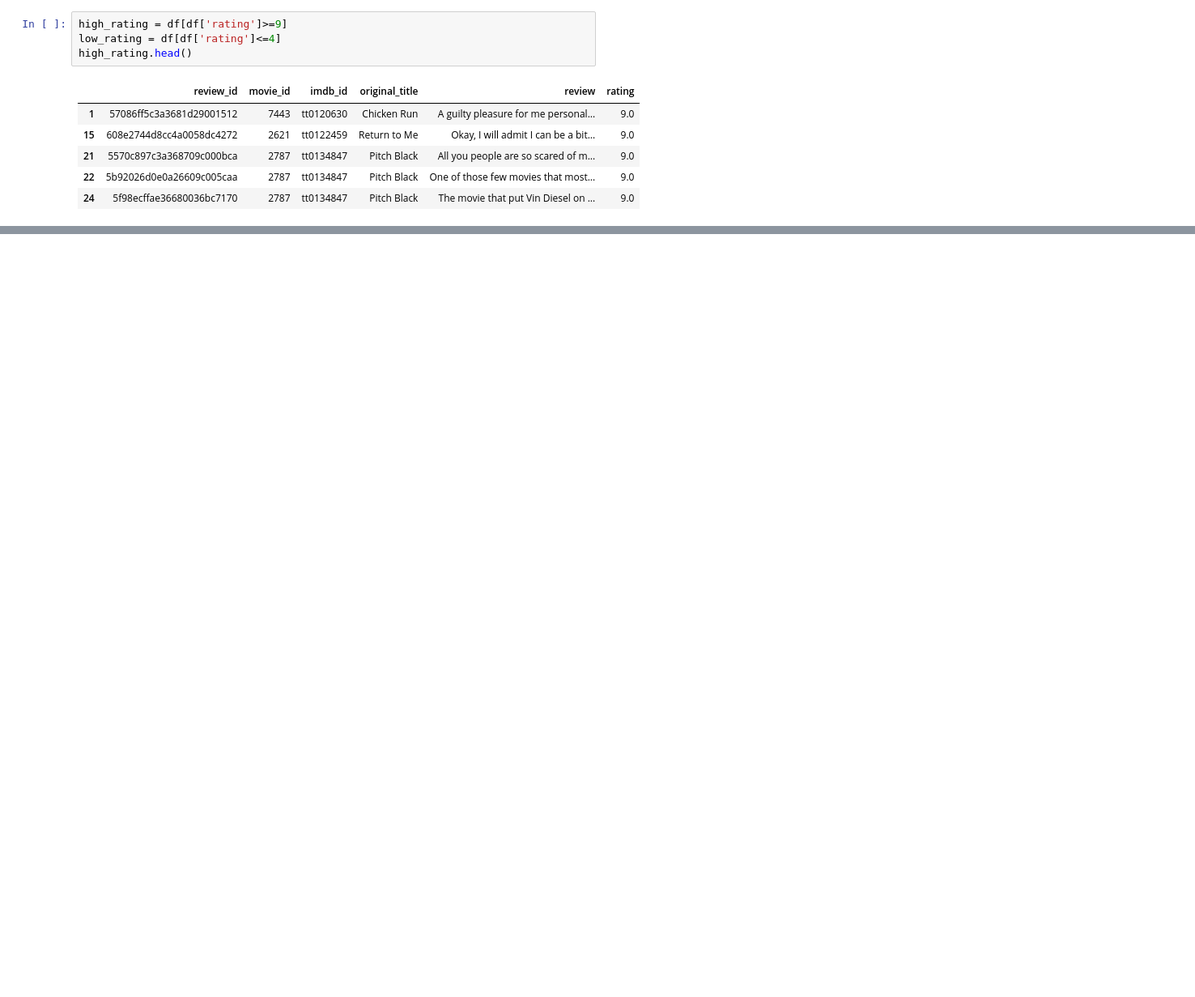
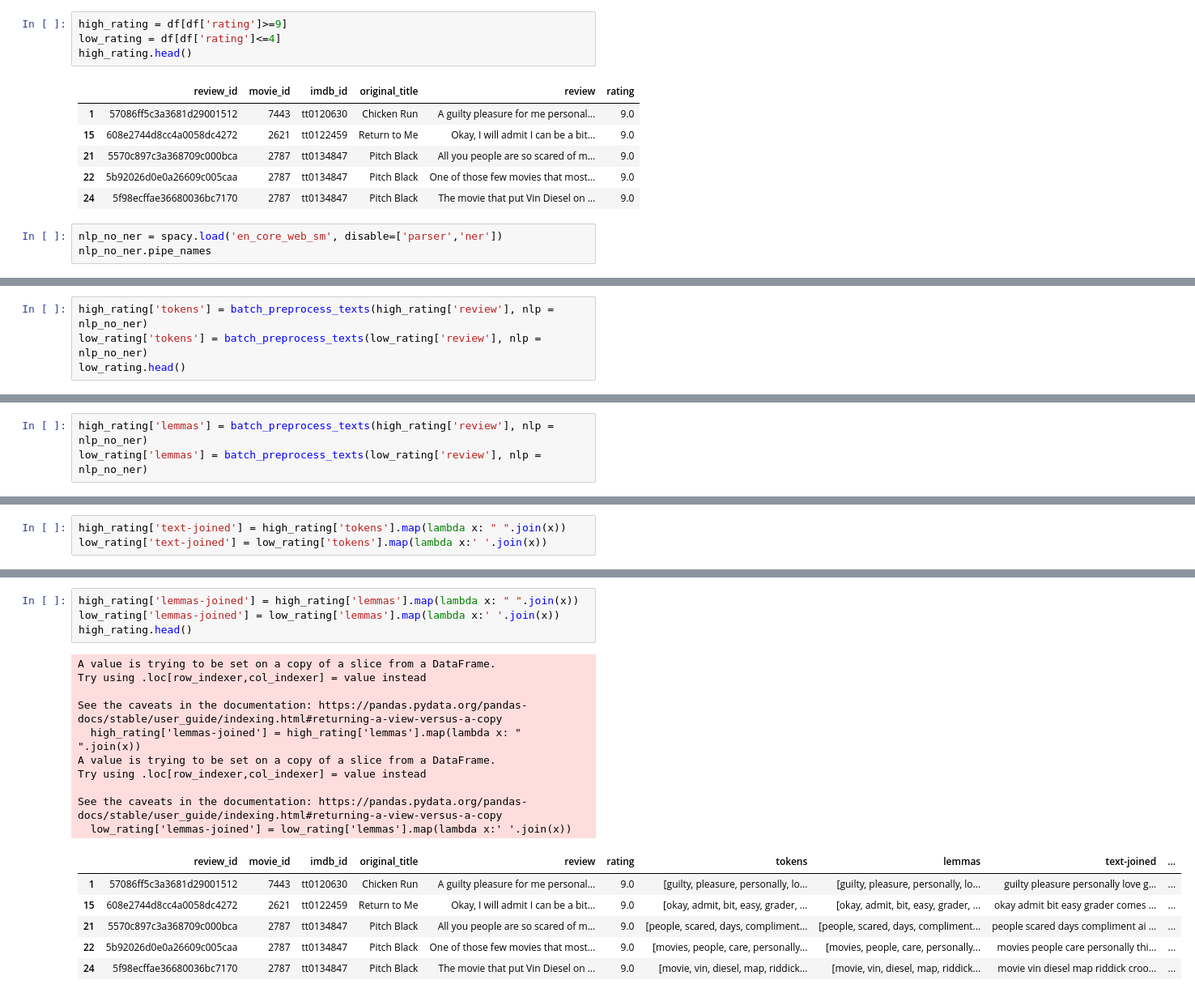
Before and after one commit to 808hanronald/project-2.3, a Jupyter notebook: 2.5.ipynb, the cells around one changed output, grey strips where cells are left out. Shown at 81% size. Cells and saved outputs as stored; diff of their text form; blank space fills up the shorter version.

Commit message:
lemmas

```diff
--- a/2.5.ipynb
+++ b/2.5.ipynb
@@ -92,3 +98,6 @@ high_rating.head()
 | 21 | 5570c897c3a368709c000bca | 2787 | tt0134847 | Pitch Black | All you people are so scared of m... | 9.0 |
 | 22 | 5b92026d0e0a26609c005caa | 2787 | tt0134847 | Pitch Black | One of those few movies that most... | 9.0 |
 | 24 | 5f98ecffae36680036bc7170 | 2787 | tt0134847 | Pitch Black | The movie that put Vin Diesel on ... | 9.0 |
+# %%
+nlp_no_ner = spacy.load('en_core_web_sm', disable=['parser','ner'])
+nlp_no_ner.pipe_names
@@ -94,0 +166,4 @@ high_rating.head()
+# %%
+high_rating['tokens'] = batch_preprocess_texts(high_rating['review'], nlp = nlp_no_ner)
+low_rating['tokens'] = batch_preprocess_texts(low_rating['review'], nlp = nlp_no_ner)
+low_rating.head()
@@ -94,0 +187,3 @@ high_rating.head()
+# %%
+high_rating['lemmas'] = batch_preprocess_texts(high_rating['review'], nlp = nlp_no_ner)
+low_rating['lemmas'] = batch_preprocess_texts(low_rating['review'], nlp = nlp_no_ner)
@@ -94,0 +201,3 @@ high_rating.head()
+# %%
+high_rating['text-joined'] = high_rating['tokens'].map(lambda x: " ".join(x))
+low_rating['text-joined'] = low_rating['tokens'].map(lambda x:' '.join(x))
@@ -94,0 +215,21 @@ high_rating.head()
+# %%
+high_rating['lemmas-joined'] = high_rating['lemmas'].map(lambda x: " ".join(x))
+low_rating['lemmas-joined'] = low_rating['lemmas'].map(lambda x:' '.join(x))
+high_rating.head()
+# %% [output]
+A value is trying to be set on a copy of a slice from a DataFrame.
+Try using .loc[row_indexer,col_indexer] = value instead
+
+See the caveats in the documentation: https://pandas.pydata.org/pandas-docs/stable/user_guide/indexing.html#returning-a-view-versus-a-copy
+  high_rating['lemmas-joined'] = high_rating['lemmas'].map(lambda x: " ".join(x))
+A value is trying to be set on a copy of a slice from a DataFrame.
+Try using .loc[row_indexer,col_indexer] = value instead
+
+See the caveats in the documentation: https://pandas.pydata.org/pandas-docs/stable/user_guide/indexing.html#returning-a-view-versus-a-copy
+  low_rating['lemmas-joined'] = low_rating['lemmas'].map(lambda x:' '.join(x))
+|  | review_id | movie_id | imdb_id | original_title | review | rating | tokens | lemmas | text-joined | ... |
+| 1 | 57086ff5c3a3681d29001512 | 7443 | tt0120630 | Chicken Run | A guilty pleasure for me personal... | 9.0 | [guilty, pleasure, personally, lo... | [guilty, pleasure, personally, lo... | guilty pleasure personally love g... | ... |
+| 15 | 608e2744d8cc4a0058dc4272 | 2621 | tt0122459 | Return to Me | Okay, I will admit I can be a bit... | 9.0 | [okay, admit, bit, easy, grader, ... | [okay, admit, bit, easy, grader, ... | okay admit bit easy grader comes ... | ... |
+| 21 | 5570c897c3a368709c000bca | 2787 | tt0134847 | Pitch Black | All you people are so scared of m... | 9.0 | [people, scared, days, compliment... | [people, scared, days, compliment... | people scared days compliment ai ... | ... |
+| 22 | 5b92026d0e0a26609c005caa | 2787 | tt0134847 | Pitch Black | One of those few movies that most... | 9.0 | [movies, people, care, personally... | [movies, people, care, personally... | movies people care personally thi... | ... |
+| 24 | 5f98ecffae36680036bc7170 | 2787 | tt0134847 | Pitch Black | The movie that put Vin Diesel on ... | 9.0 | [movie, vin, diesel, map, riddick... | [movie, vin, diesel, map, riddick... | movie vin diesel map riddick croo... | ... |
```
Also changed, not shown: parts of 8 cells of this notebook.
